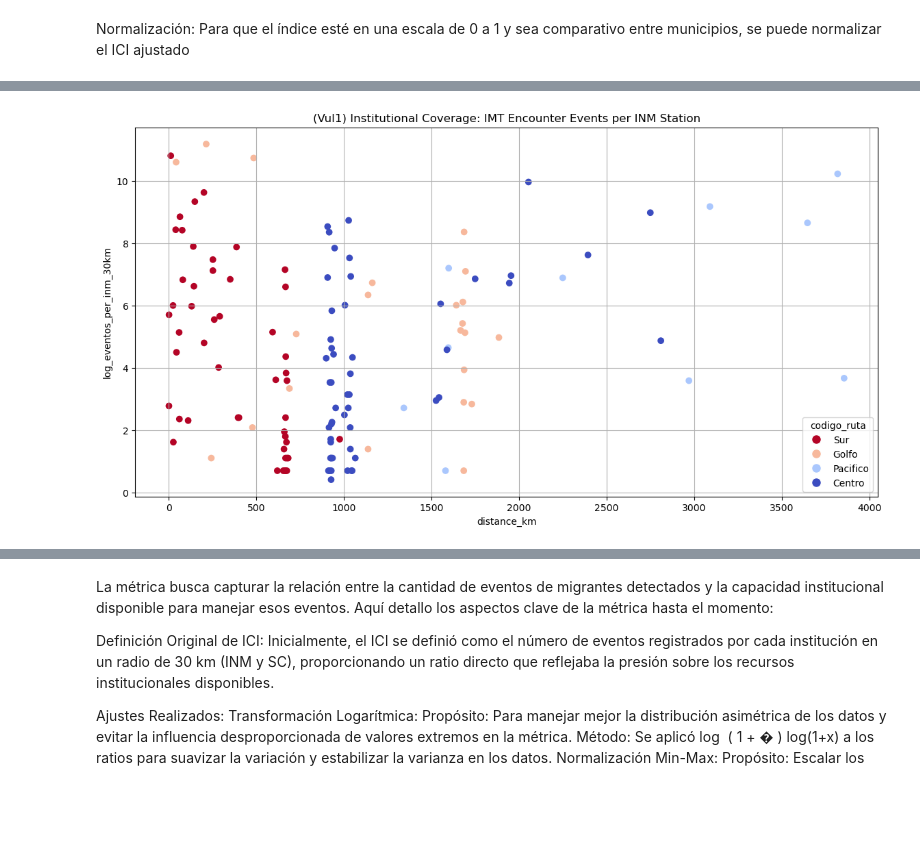
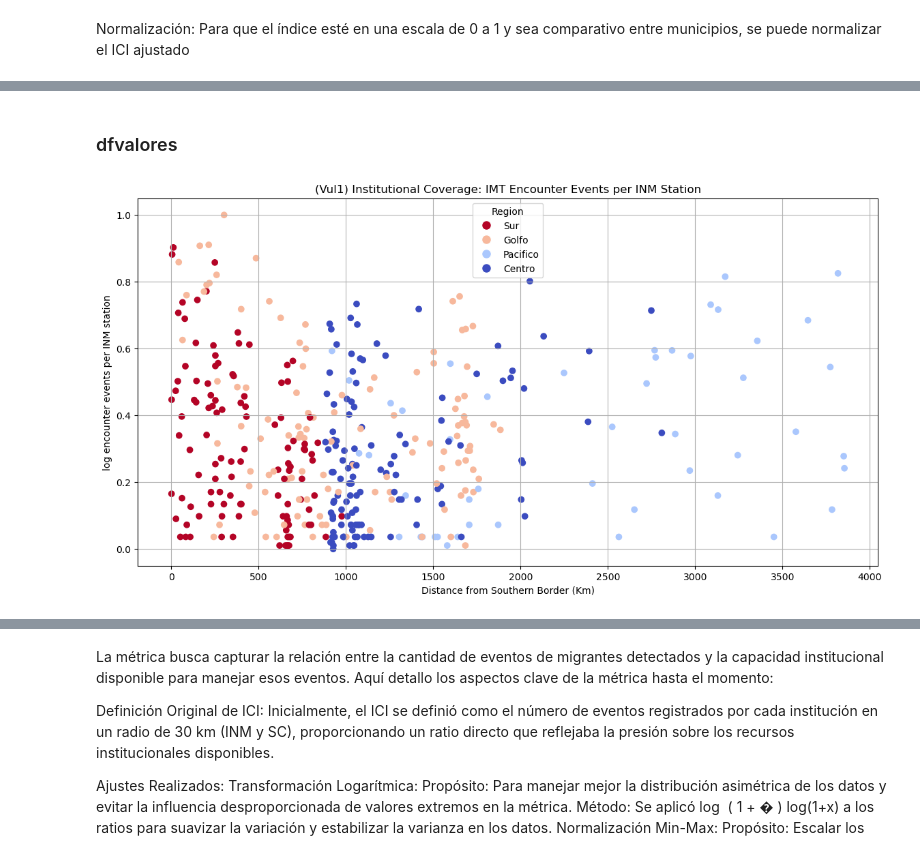
Before and after one commit to puriarter21/Mapa_Migracion_Irregular_Mexico, a Jupyter notebook: 1. Mapas/1. Mapas/Metodo_1/Articulo Mapping.ipynb, the cells around one changed output, grey strips where cells are left out. Saved outputs shown, nothing was run; the diff lists cells and outputs as text; code cells hidden in the pictures; blank space fills up the shorter version.

```diff
--- a/1. Mapas/1. Mapas/Metodo_1/Articulo Mapping.ipynb
+++ b/1. Mapas/1. Mapas/Metodo_1/Articulo Mapping.ipynb
@@ -249,17 +249,17 @@ Para aplicar la transformación logarítmica a las métricas que has creado, pue
 # %% [markdown]
 Normalización: Para que el índice esté en una escala de 0 a 1 y sea comparativo entre municipios, se puede normalizar el ICI ajustado
 # %%
-#dfvalores['inm_30km_adjusted'] = dfvalores['inm_30km'] + 1  # Añadir 1 para suavizar
+dfvalores['inm_30km_adjusted'] = dfvalores['inm_30km'] + 1  # Añadir 1 para suavizar
 #dfvalores['sc_30km_adjusted'] = dfvalores['sc_30km'] + 1
 
-dfvalores['eventos_per_inm_30km'] = np.log1p(dfvalores['eventos']) / dfvalores['inm_30km']
+#dfvalores['eventos_per_inm_30km'] = np.log1p(dfvalores['eventos']) / dfvalores['inm_30km']
 
 # Recalcular los ratios con los valores ajustados
 
-dfvalores['log_eventos_per_inm_30km'] = np.log1p(dfvalores['eventos'] / dfvalores['inm_30km'])
+dfvalores['log_eventos_per_inm_30km'] = np.log1p(dfvalores['eventos'] / dfvalores['inm_30km_adjusted'])
 
 # Normalización Min-Max
-dfvalores['norm_log_eventos_per_inm_30km'] = (dfvalores['eventos_per_inm_30km'] - dfvalores['eventos_per_inm_30km'].min()) / (dfvalores['eventos_per_inm_30km'].max() - dfvalores['eventos_per_inm_30km'].min())
+dfvalores['norm_log_eventos_per_inm_30km'] = (dfvalores['log_eventos_per_inm_30km'] - dfvalores['log_eventos_per_inm_30km'].min()) / (dfvalores['log_eventos_per_inm_30km'].max() - dfvalores['log_eventos_per_inm_30km'].min())
 # %%
 #actualizamos dfvalores con la nueva metrica de vulnerabilidad (vul1)
 # Guardar como CSV
@@ -279,36 +317,38 @@ dfvalores.head()
+# %% [markdown]
+### dfvalores
 # %%
 import matplotlib.pyplot as plt
 
 # Configurar el tamaño de la figura según sea necesario
 plt.figure(figsize=(14, 7))
 
 # Obtener los valores únicos de la columna 'codigo_ruta'
 unique_routes = dfvalores['region'].unique()
 
 # Crear un mapa de colores basado en el número de rutas únicas
 colormap = plt.cm.get_cmap('coolwarm_r', len(unique_routes))
 
 # Crear un diccionario para asignar un color a cada ruta
 route_colors = {route: colormap(i) for i, route in enumerate(unique_routes)}
 
 # Asignar colores a cada punto basado en su 'codigo_ruta'
 colors = dfvalores['region'].map(route_colors)
 
 # Graficar cada punto con el color correspondiente a su 'codigo_ruta'
-plt.scatter(dfvalores['distance_km'], dfvalores['log_eventos_per_inm_30km'],
+plt.scatter(dfvalores['distance_km'], dfvalores['norm_log_eventos_per_inm_30km'],
             c=colors, marker='o', label='Data points colored by codigo_ruta')
 
 # Añadir detalles al gráfico
 plt.title('(Vul1) Institutional Coverage: IMT Encounter Events per INM Station')
-plt.xlabel('distance_km')
-plt.ylabel('log_eventos_per_inm_30km')
+plt.xlabel('Distance from Southern Border (Km)')
+plt.ylabel('log encounter events per INM station')
 plt.grid(True)  # Añadir una cuadrícula para mejorar la legibilidad
 
 # Crear una leyenda
 handles = [plt.Line2D([0], [0], marker='o', color='w', markerfacecolor=colormap(i), markersize=10, label=route) for i, route in enumerate(unique_routes)]
-plt.legend(handles=handles, title='codigo_ruta')
+plt.legend(handles=handles, title='Region')
 
 # Mostrar la gráfica
 plt.show()
 # %% [output]
-[figure, old version]
+[figure, new version]
```
Also changed, not shown: parts of 44 cells of this notebook, 11 other files.
